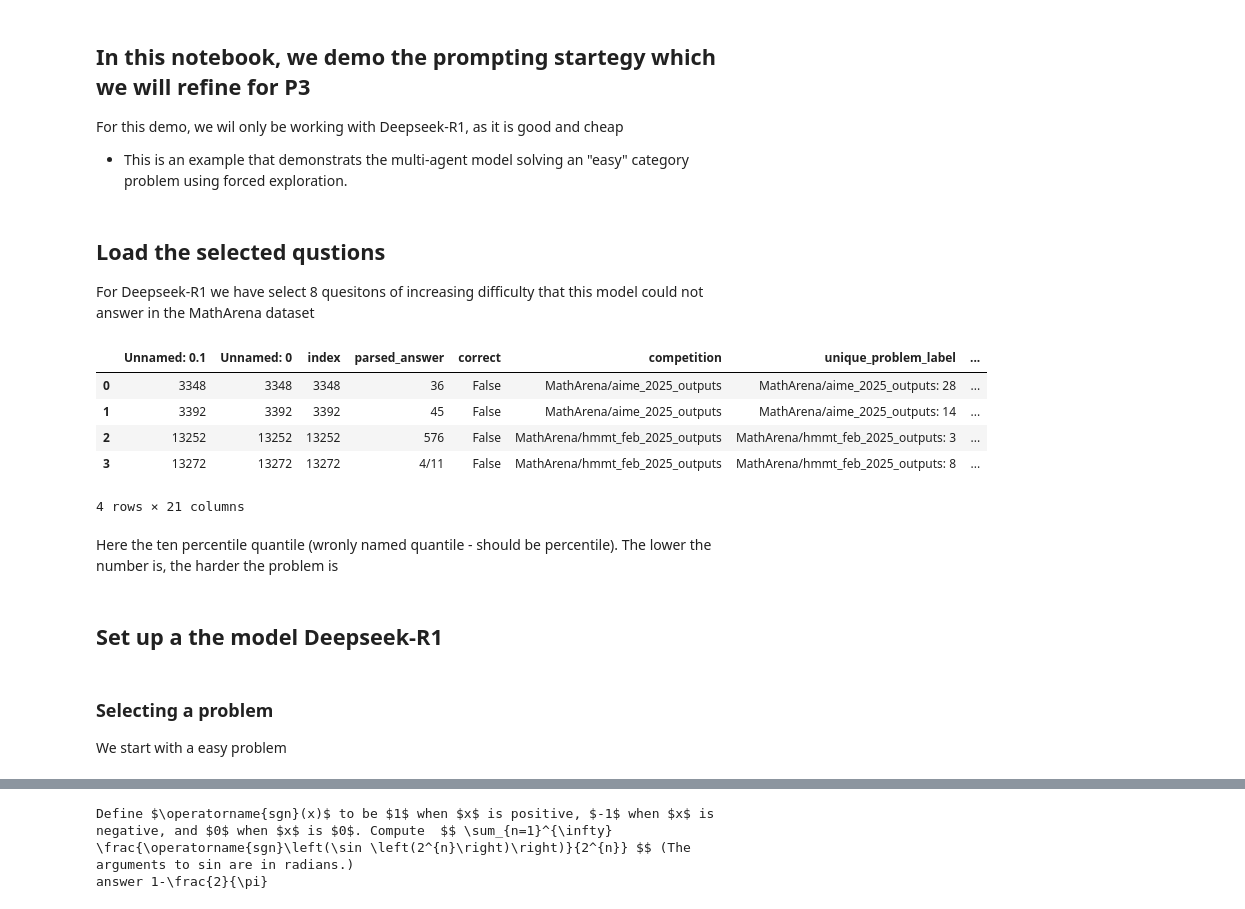
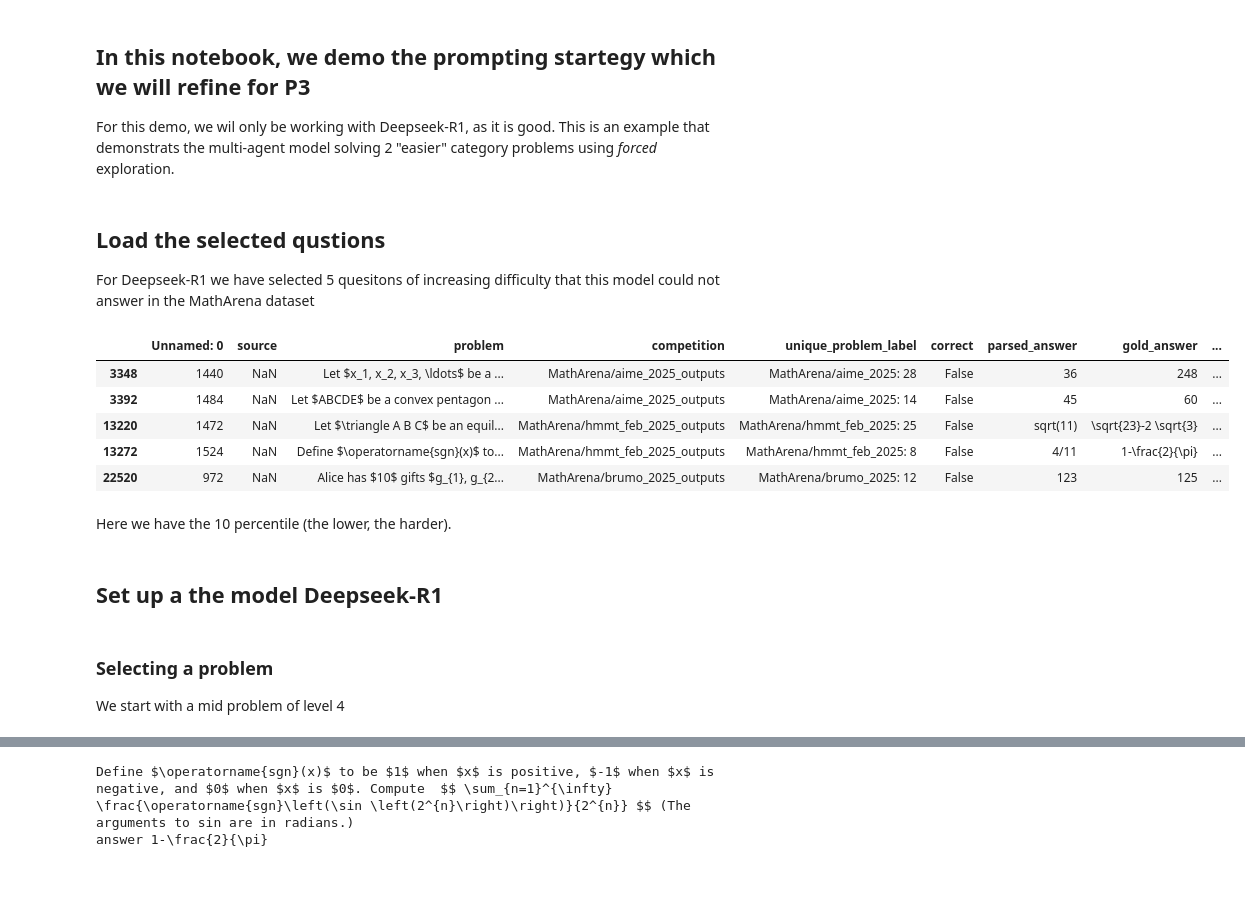
Before and after one commit to au-nlp/project-milestone-p2-group15, a Jupyter notebook: multi_agent_demo.ipynb, the cells around one changed output, grey strips where cells are left out. Cells and saved outputs as stored; diff of their text form; code cells hidden in the pictures; blank space fills up the shorter version.

Commit message:
set up rest of main and demo

```diff
--- a/multi_agent_demo.ipynb
+++ b/multi_agent_demo.ipynb
@@ -1,25 +1,24 @@
 # %% [markdown]
 ## In this notebook, we demo the prompting startegy which we will refine for P3
-For this demo, we wil only be working with Deepseek-R1, as it is good and cheap
-- This is an example that demonstrats the multi-agent model solving an "easy" category problem using forced exploration.
+For this demo, we wil only be working with Deepseek-R1, as it is good.
+This is an example that demonstrats the multi-agent model solving 2 "easier" category problems using _forced_ exploration.
 # %% [markdown]
 ## Load the selected qustions
-For Deepseek-R1 we have select 8 quesitons of increasing difficulty that this model could not answer in the MathArena dataset
+For Deepseek-R1 we have selected 5 quesitons of increasing difficulty that this model could not answer in the MathArena dataset
 # %%
-import pandas as pd
-data_path = "data/selected_problems/deepseekr1_8problems.csv"
-df = pd.read_csv(data_path)
+from data_analysis import select_problem_sample_for_model
+DEEPSEEK_R1="DeepSeek-R1"
+df = select_problem_sample_for_model(DEEPSEEK_R1)
 df
 # %% [output]
-|  | Unnamed: 0.1 | Unnamed: 0 | index | parsed_answer | correct | competition | unique_problem_label | ... |
-| 0 | 3348 | 3348 | 3348 | 36 | False | MathArena/aime_2025_outputs | MathArena/aime_2025_outputs: 28 | ... |
-| 1 | 3392 | 3392 | 3392 | 45 | False | MathArena/aime_2025_outputs | MathArena/aime_2025_outputs: 14 | ... |
-| 2 | 13252 | 13252 | 13252 | 576 | False | MathArena/hmmt_feb_2025_outputs | MathArena/hmmt_feb_2025_outputs: 3 | ... |
-| 3 | 13272 | 13272 | 13272 | 4/11 | False | MathArena/hmmt_feb_2025_outputs | MathArena/hmmt_feb_2025_outputs: 8 | ... |
+|  | Unnamed: 0 | source | problem | competition | unique_problem_label | correct | parsed_answer | gold_answer | ... |
+| 3348 | 1440 | NaN | Let $x_1, x_2, x_3, \ldots$ be a ... | MathArena/aime_2025_outputs | MathArena/aime_2025: 28 | False | 36 | 248 | ... |
+| 3392 | 1484 | NaN | Let $ABCDE$ be a convex pentagon ... | MathArena/aime_2025_outputs | MathArena/aime_2025: 14 | False | 45 | 60 | ... |
+| 13220 | 1472 | NaN | Let $\triangle A B C$ be an equil... | MathArena/hmmt_feb_2025_outputs | MathArena/hmmt_feb_2025: 25 | False | sqrt(11) | \sqrt{23}-2 \sqrt{3} | ... |
+| 13272 | 1524 | NaN | Define $\operatorname{sgn}(x)$ to... | MathArena/hmmt_feb_2025_outputs | MathArena/hmmt_feb_2025: 8 | False | 4/11 | 1-\frac{2}{\pi} | ... |
+| 22520 | 972 | NaN | Alice has $10$ gifts $g_{1}, g_{2... | MathArena/brumo_2025_outputs | MathArena/brumo_2025: 12 | False | 123 | 125 | ... |
-4 rows × 21 columns
 # %% [markdown]
-Here the ten percentile quantile (wronly named quantile - should be percentile).
-The lower the number is, the harder the problem is
+Here we have the 10 percentile (the lower, the harder).
 # %% [markdown]
 ## Set up a the model Deepseek-R1
 # %%
@@ -53,4 +38,4 @@ model = client.select_model(
 # %% [markdown]
 ### Selecting a problem
-We start with a easy problem
+We start with a mid problem of level 4
 # %%
```
Also changed, not shown: parts of 2 cells of this notebook, 10 other files.
